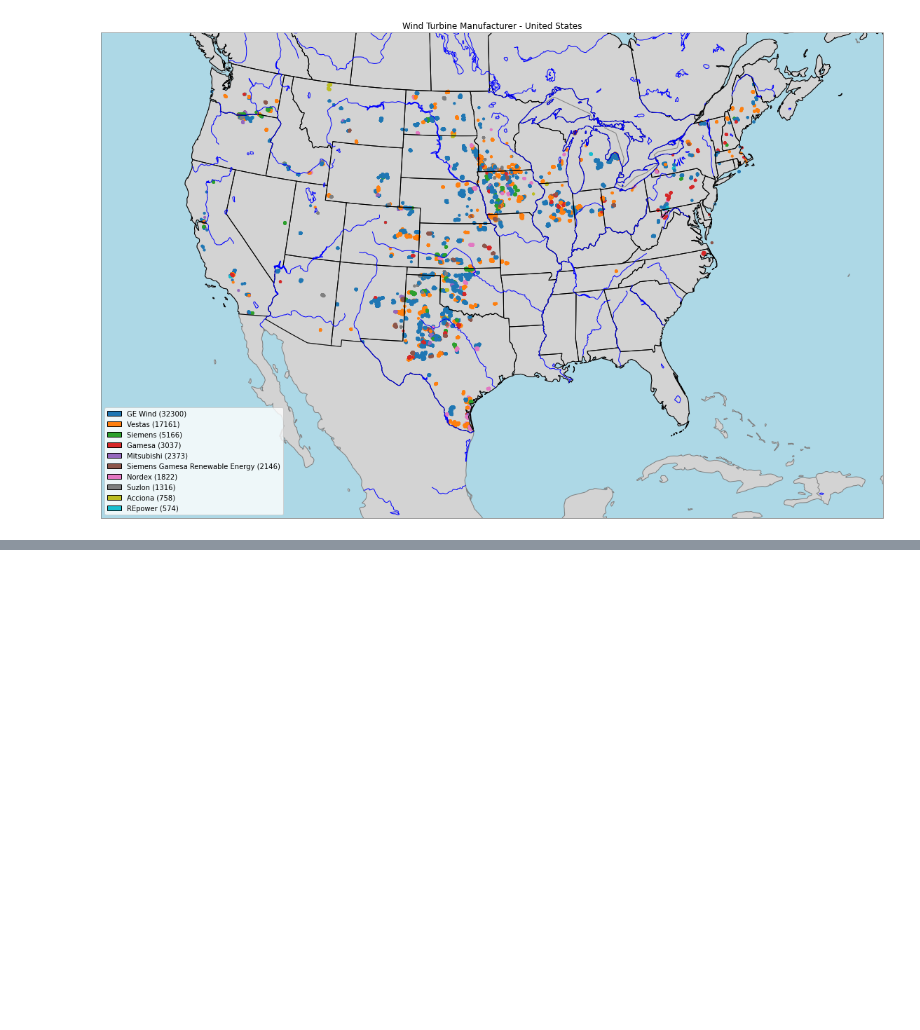
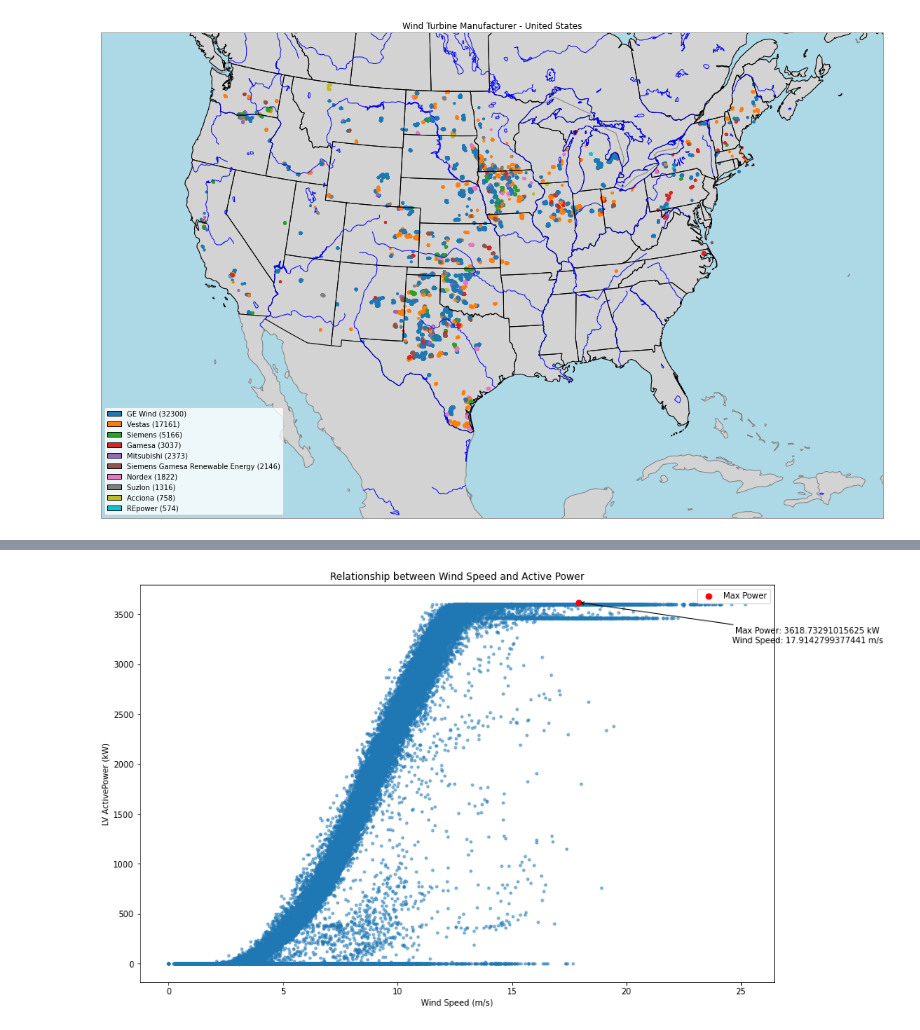
Before and after one commit to LucasMazza42/Energy-Analytics, a Jupyter notebook: ResearchDoc.ipynb, the cells around one changed output, grey strips where cells are left out. Cells and saved outputs as stored; diff of their text form; code cells hidden in the pictures; blank space fills up the shorter version.

```diff
--- a/ResearchDoc.ipynb
+++ b/ResearchDoc.ipynb
@@ -521,0 +620,2 @@ plt.show()
+# %%
+turbineWind = pd.read_csv("/Users/lucasmazza/Desktop/T1.csv")
@@ -521,0 +640,33 @@ plt.show()
+# %%
+wind_speed = turbineWind['Wind Speed (m/s)']
+active_power = turbineWind['LV ActivePower (kW)']
+
+# Sample a subset of data points
+
+fig, ax = plt.subplots(figsize = (14,9))
+# Find the maximum point
+max_power_index = np.argmax(active_power)
+max_power_speed = wind_speed[max_power_index]
+max_power_value = active_power[max_power_index]
+
+# Adjust marker transparency and size
+plt.scatter(wind_speed, active_power, alpha=0.5, s=10)
+
+
+
+# Mark the maximum point
+plt.scatter(max_power_speed, max_power_value, color='red', s=50, label='Max Power')
+# Annotate the maximum point
+annotation_text = f"Max Power: {max_power_value} kW\nWind Speed: {max_power_speed} m/s"
+plt.annotate(annotation_text, xy=(max_power_speed, max_power_value), xytext=(max_power_speed+10, max_power_value-400),
+             arrowprops=dict(facecolor='black', arrowstyle='->'), ha='center')
+
+
+
+plt.xlabel('Wind Speed (m/s)')
+plt.ylabel('LV ActivePower (kW)')
+plt.title('Relationship between Wind Speed and Active Power')
+plt.legend()
+plt.show()
+# %% [output]
+[figure, added]
```
Also changed, not shown: parts of 13 cells of this notebook.
